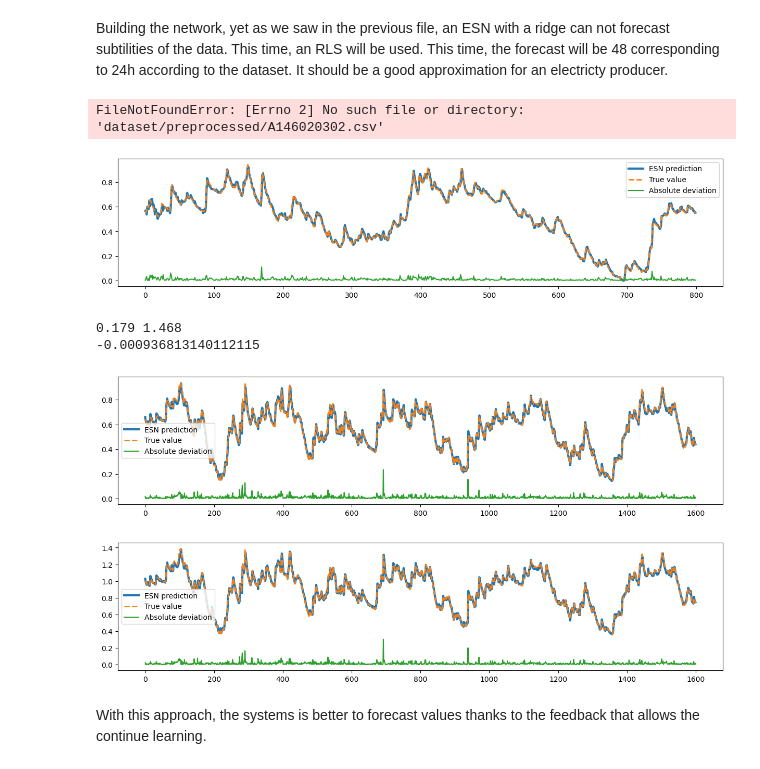
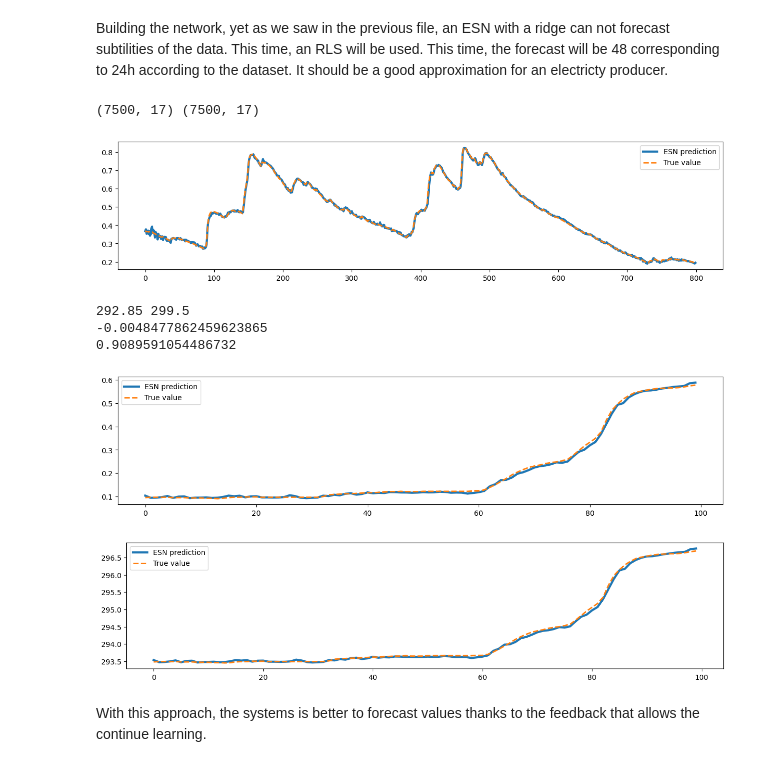
Before and after one commit to Sifflet-Blanc/Suez2, a Jupyter notebook: reservoir.ipynb, the cells around one changed output. Saved outputs shown, nothing was run; the diff lists cells and outputs as text; code cells hidden in the pictures.

```diff
--- a/reservoir.ipynb
+++ b/reservoir.ipynb
@@ -8,7 +8,7 @@ import os
 import math
 import numpy as np
 from datetime import datetime
-dpath = 'dataset/preprocessed/'
+dpath = 'datasets/preprocessed/'
 file_name = 'A146020302.csv'
 
 #Makes the time a continuous value to work with ESN.
@@ -71,7 +71,7 @@ def plot_results(y_pred, y_test, sample=800):
     plt.subplot(211)
     plt.plot(np.arange(sample), y_pred[:sample], lw=3, label="ESN prediction")
     plt.plot(np.arange(sample), y_test[:sample], linestyle="--", lw=2, label="True value")
-    plt.plot(np.abs(y_test[:sample] - y_pred[:sample]), label="Absolute deviation")
+   # plt.plot(np.abs(y_test[:sample] - y_pred[:sample]), label="Absolute deviation")
 
     plt.legend()
     plt.show()
@@ -88,7 +88,7 @@ def normalize_data(data):
 
 data = load_X_Y(dpath + file_name)
 data, min_vals, max_vals = normalize_data(data)
-x,y= to_forecasting(data[3156:], forecast=4)
+x,y= to_forecasting(data[3156:], forecast=1)
 print(x.shape, y.shape)
 y = y[:, -1].reshape(-1, 1) # chosing the data that will be used (electricity consuption)
 units = 1500
@@ -105,7 +105,7 @@ X_test1 = np.asarray(X_test1) # chosing the data that will be used (electricity
 X_test1 = X_test1.reshape(X_test1.shape[0], -1) # reshaping data that they could be used by reservoir py
 # plot_train_test(X_train1, y_train1, X_test1, y_test1)
 # %% [output]
-FileNotFoundError: [Errno 2] No such file or directory: 'dataset/preprocessed/A146020302.csv'
+(7500, 17) (7500, 17)
 # %%
 from reservoirpy.nodes import RLS
 from reservoirpy.nodes import Reservoir
@@ -129,7 +129,7 @@ for t, (x_t, y_t) in enumerate(zip(X_train1, y_train1)):
 # %%
 plot_results(outputs_pre, y_train1,800)
 # %% [output]
-[figure, old version]
+[figure, new version]
 # %%
 
 esn_online = reservoir >> readout
@@ -138,20 +138,22 @@ pred_online = esn_online.run(X_test1)
 # %%
 def unnormalize_data(normalized_data, min_vals, max_vals):
     return normalized_data * (max_vals - min_vals) + min_vals
 
 
 print( min_vals[-1], max_vals[-1])
 pred_data = unnormalize_data(pred_online, min_vals[-1], max_vals[-1])
 y_test_data = unnormalize_data(y_test1, min_vals[-1], max_vals[-1])
 print(np.mean(y_test_data - pred_data))
+print(np.max(y_test_data - pred_data))
 
-plot_results(pred_online,y_test1, sample=1600)
-plot_results(pred_data,y_test_data, sample=1600)
+plot_results(pred_online,y_test1, sample=100)
+plot_results(pred_data,y_test_data, sample=100)
 # %% [output]
-0.179 1.468
--0.000936813140112115
+292.85 299.5
+-0.0048477862459623865
+0.9089591054486732
-[figure, old version]
+[figure, new version]
-[figure, old version]
+[figure, new version]
 # %% [markdown]
 With this approach, the systems is better to forecast values thanks to the feedback that allows the continue learning.
 # %% [markdown]
```
Also changed, not shown: parts of 9 cells of this notebook.
